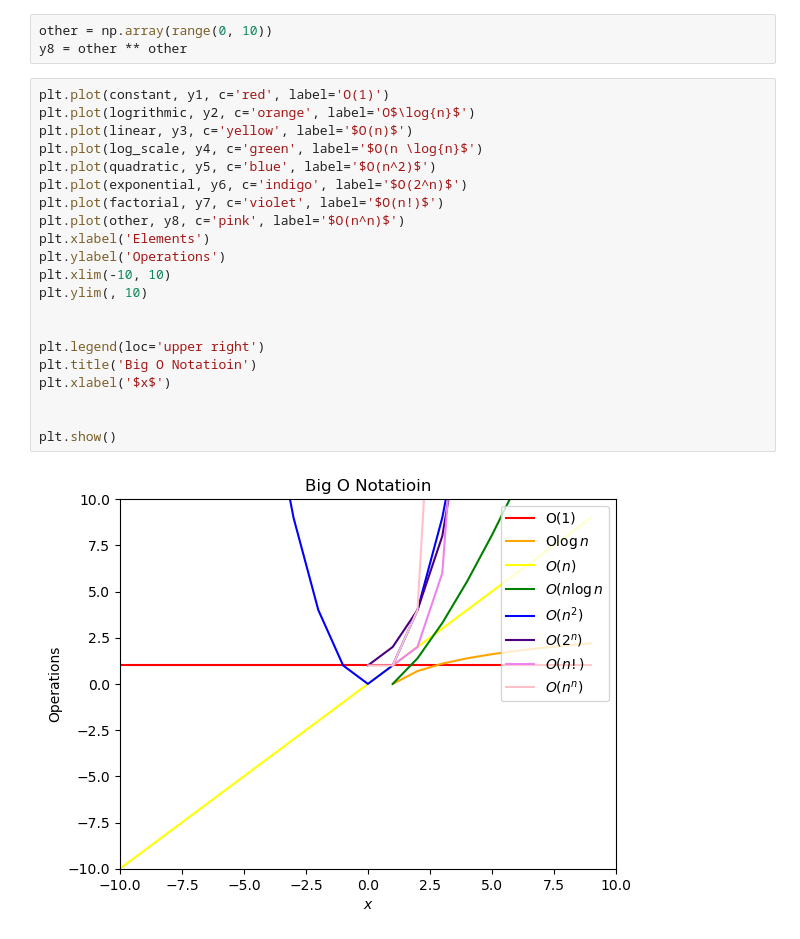
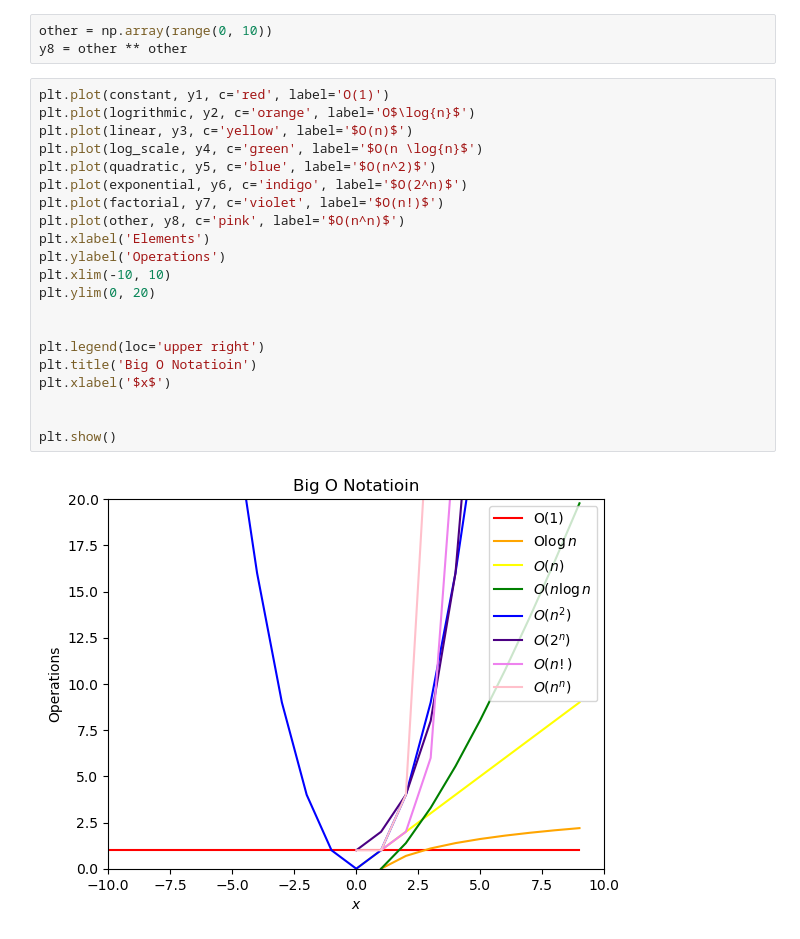
Before and after one commit to wherrickjr/numpy-pandas-visualization-exercises, a Jupyter notebook: Big_O_Notation.ipynb, the cells around one changed output. Saved outputs shown, nothing was run; the diff lists cells and outputs as text.

```diff
--- a/Big_O_Notation.ipynb
+++ b/Big_O_Notation.ipynb
@@ -29,23 +29,23 @@ y8 = other ** other
 # %%
 plt.plot(constant, y1, c='red', label='O(1)')
 plt.plot(logrithmic, y2, c='orange', label='O$\log{n}$')
 plt.plot(linear, y3, c='yellow', label='$O(n)$')
 plt.plot(log_scale, y4, c='green', label='$O(n \log{n}$')
 plt.plot(quadratic, y5, c='blue', label='$O(n^2)$')
 plt.plot(exponential, y6, c='indigo', label='$O(2^n)$')
 plt.plot(factorial, y7, c='violet', label='$O(n!)$')
 plt.plot(other, y8, c='pink', label='$O(n^n)$')
 plt.xlabel('Elements')
 plt.ylabel('Operations')
 plt.xlim(-10, 10)
-plt.ylim(, 10)
+plt.ylim(0, 20)
 
 
 plt.legend(loc='upper right')
 plt.title('Big O Notatioin')
 plt.xlabel('$x$')
 
 
 plt.show()
 # %% [output]
-[figure, old version]
+[figure, new version]
```
Also changed, not shown: 1 other file.
